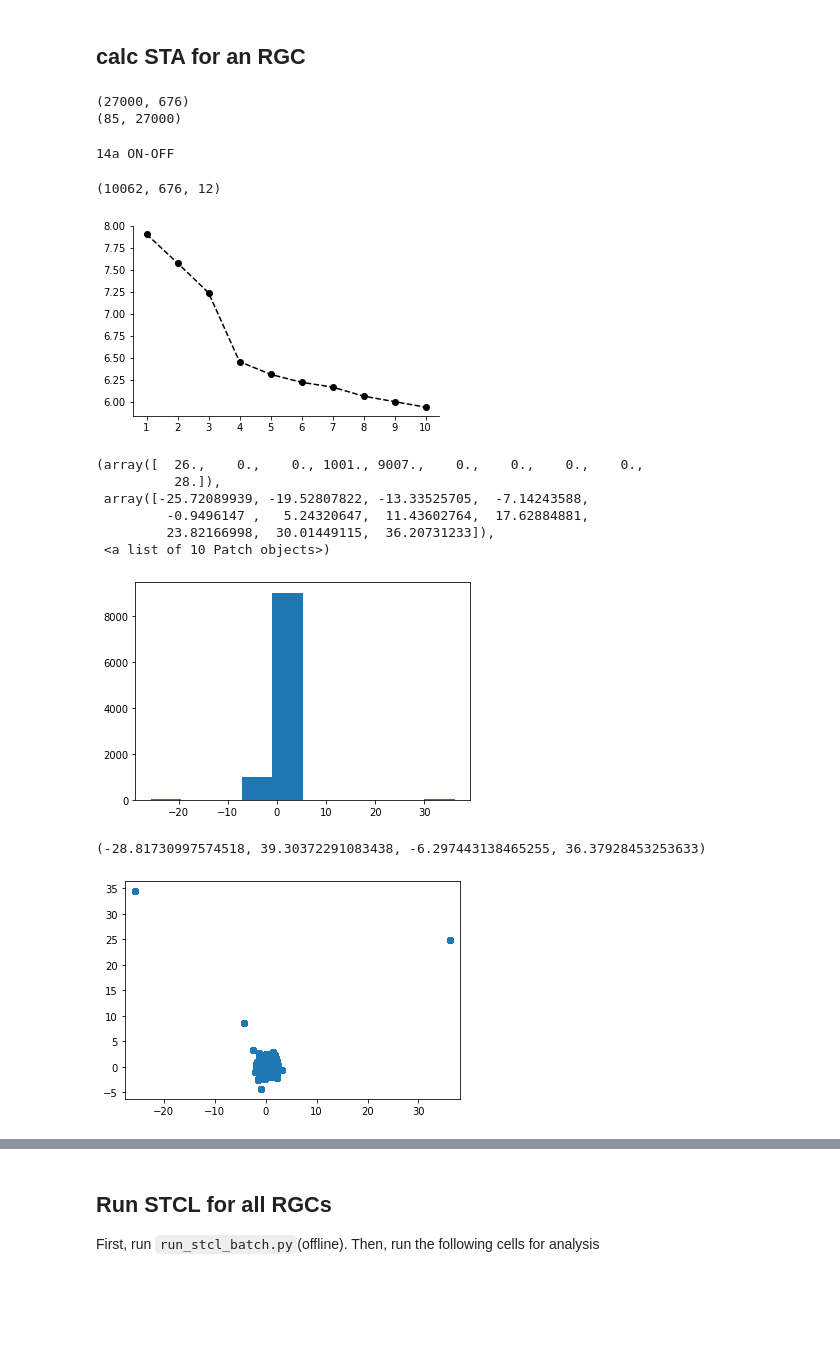
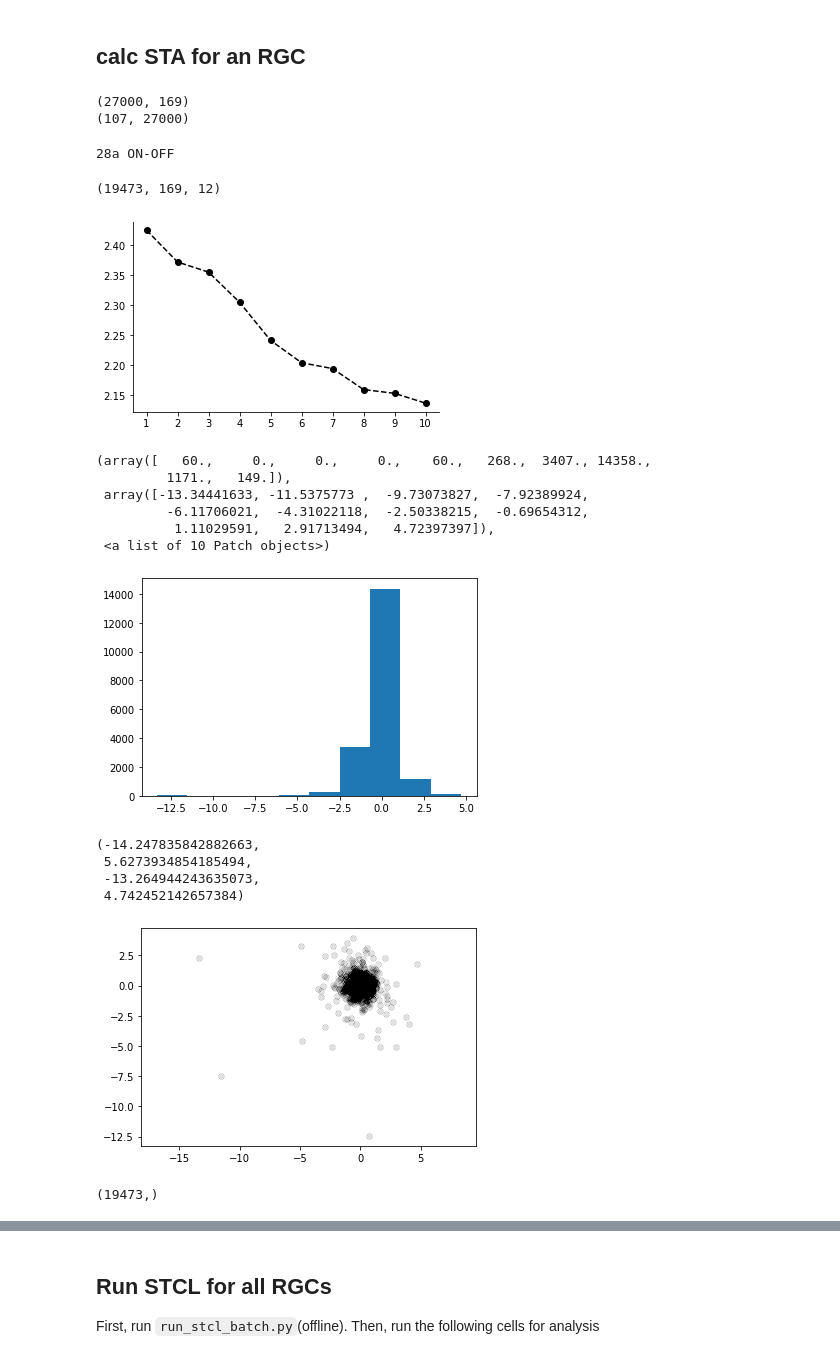
Before and after one commit to ys7yoo/retina_info, a Jupyter notebook: run_stcl.ipynb, the cells around one changed output, grey strips where cells are left out. Saved outputs shown, nothing was run; the diff lists cells and outputs as text; code cells hidden in the pictures; blank space fills up the shorter version.

```diff
--- a/run_stcl.ipynb
+++ b/run_stcl.ipynb
@@ -89,7 +86,8 @@ def plot_bar_by_group(info, col,
 ## load data
 # %%
 data_path = 'data'
-dataset = '20201209'
+dataset = '20201216'
+# dataset = '20201209'
 
 info = pd.read_csv(os.path.join(data_path, dataset + '_info.csv'))
 data = np.load(os.path.join(data_path, dataset + '.npz'))
@@ -135,12 +127,18 @@ info[idx_unknown]
 print(stim.shape)
 print(spike_counts.shape)
 # %% [output]
-(27000, 676)
-(85, 27000)
+(27000, 169)
+(107, 27000)
 # %%
 # choose a channel
 
-ch_idx = 2    # 14a ON-OFF
+ch_idx = 10  # 17c ON-OFF
+ch_idx = 23  # 26a ON-OFF
+ch_idx = 24  # 28a ON-OFF
+
+
+# 26x26
+# ch_idx = 2    # 14a ON-OFF
 # ch_idx = 22   # 33c	ON
 # ch_idx = 29   # 37b ON
 # ch_idx = 41     # 48b OFF
@@ -155,7 +153,7 @@ channel_name = info['channel'][ch_idx]
 cell_types = info['cell_type'][ch_idx]
 print(channel_name, cell_types)
 # %% [output]
-14a ON-OFF
+28a ON-OFF
 # %%
 tap=12
 spike_triggered_stim, weights = pysta.grab_spike_triggered_stim(stim, spike_counts[ch_idx], tap=tap)
@@ -171,7 +169,7 @@ print(spike_triggered_stim.shape)
 #                      fig_basename=os.path.join('figure', 'sta', channel_name))
 # plt.title(channel_name + '(%.2f)'.format)
 # %% [output]
-(10062, 676, 12)
+(19473, 169, 12)
 # %%
 # non-centered STC
 data_row = spike_triggered_stim.reshape([spike_triggered_stim.shape[0], -1])
@@ -196,7 +194,7 @@ if not os.path.exists(os.path.join('figure', 'stcl')):
 
 plt.savefig(os.path.join('figure', 'stcl', channel_name) + '_nc_eigval.pdf', bbox_inches='tight')
 # %% [output]
-[figure, old version]
+[figure, new version]
 # %%
 # project
 projected = stc.project(data_row, eig_vectors)
@@ -204,19 +202,22 @@ projected = stc.project(data_row, eig_vectors)
 plt.hist(projected[:,0])
 # plt.hist([projected[:,0], projected[:,1]])
 # %% [output]
-(array([  26.,    0.,    0., 1001., 9007.,    0.,    0.,    0.,    0.,
-          28.]),
- array([-25.72089939, -19.52807822, -13.33525705,  -7.14243588,
-         -0.9496147 ,   5.24320647,  11.43602764,  17.62884881,
-         23.82166998,  30.01449115,  36.20731233]),
+(array([   60.,     0.,     0.,     0.,    60.,   268.,  3407., 14358.,
+         1171.,   149.]),
+ array([-13.34441633, -11.5375773 ,  -9.73073827,  -7.92389924,
+         -6.11706021,  -4.31022118,  -2.50338215,  -0.69654312,
+          1.11029591,   2.91713494,   4.72397397]),
  <a list of 10 Patch objects>)
-[figure, old version]
+[figure, new version]
 # %%
-plt.plot(projected[:,0], projected[:,1], 'o')
+plt.plot(projected[:,0], projected[:,1], 'ok', alpha=0.005)
 plt.axis('equal')
 # %% [output]
-(-28.81730997574518, 39.30372291083438, -6.297443138465255, 36.37928453253633)
+(-14.247835842882663,
+ 5.6273934854185494,
+ -13.264944243635073,
+ 4.742452142657384)
-[figure, old version]
+[figure, new version]
 # %%
 # now do clustering
 cluster_dim = 2
@@ -224,6 +225,10 @@ cl = stcl.fit(projected[:, :cluster_dim])
 pred = cl.predict(projected[:, :cluster_dim])
 
 group_centers = stcl.calc_centers(data_row, weights, pred)
+# %%
+weights.shape
+# %% [output]
+(19473,)
 # %%
 # calc inner product of two centers
 inner_product = np.dot(group_centers[0].ravel(), group_centers[1].ravel())
```
Also changed, not shown: parts of 30 cells of this notebook.
